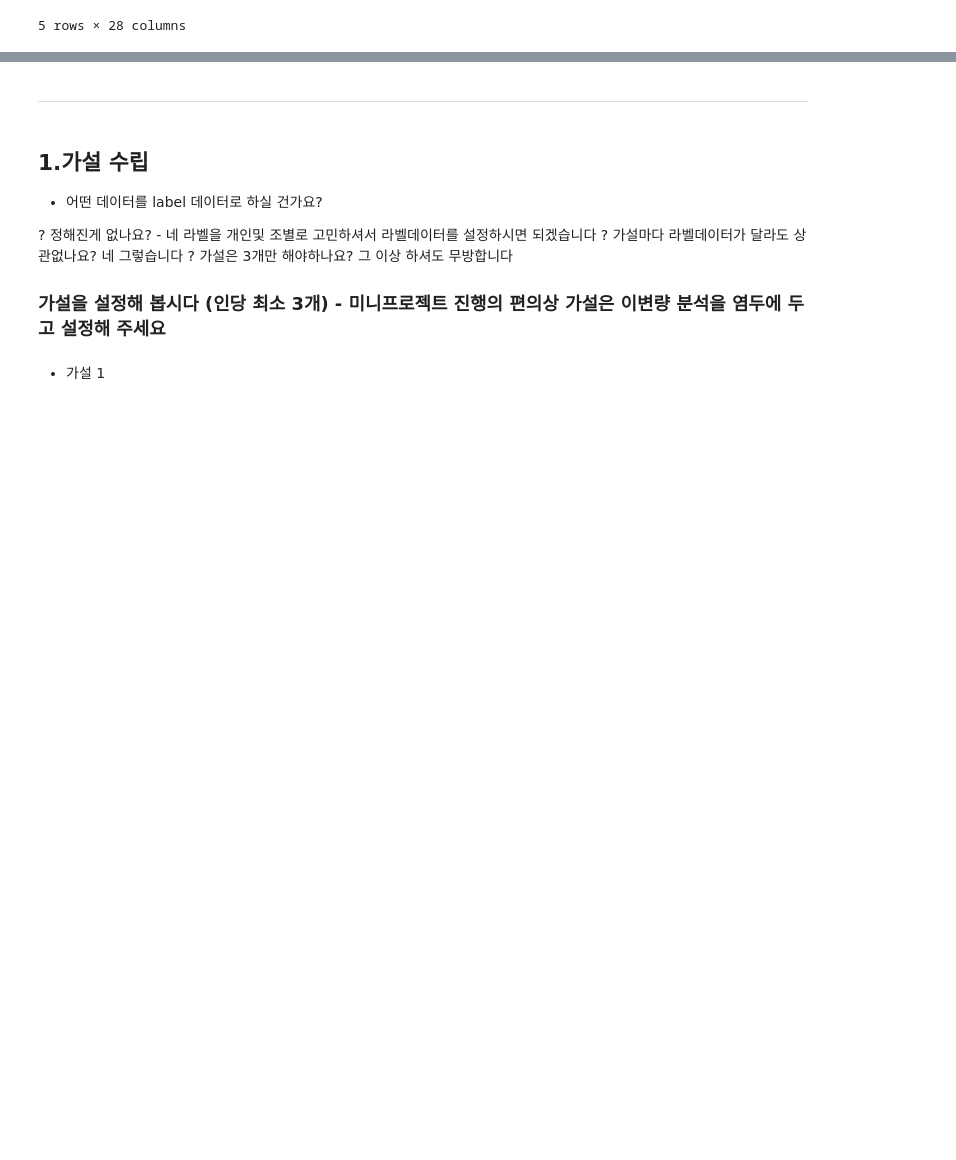
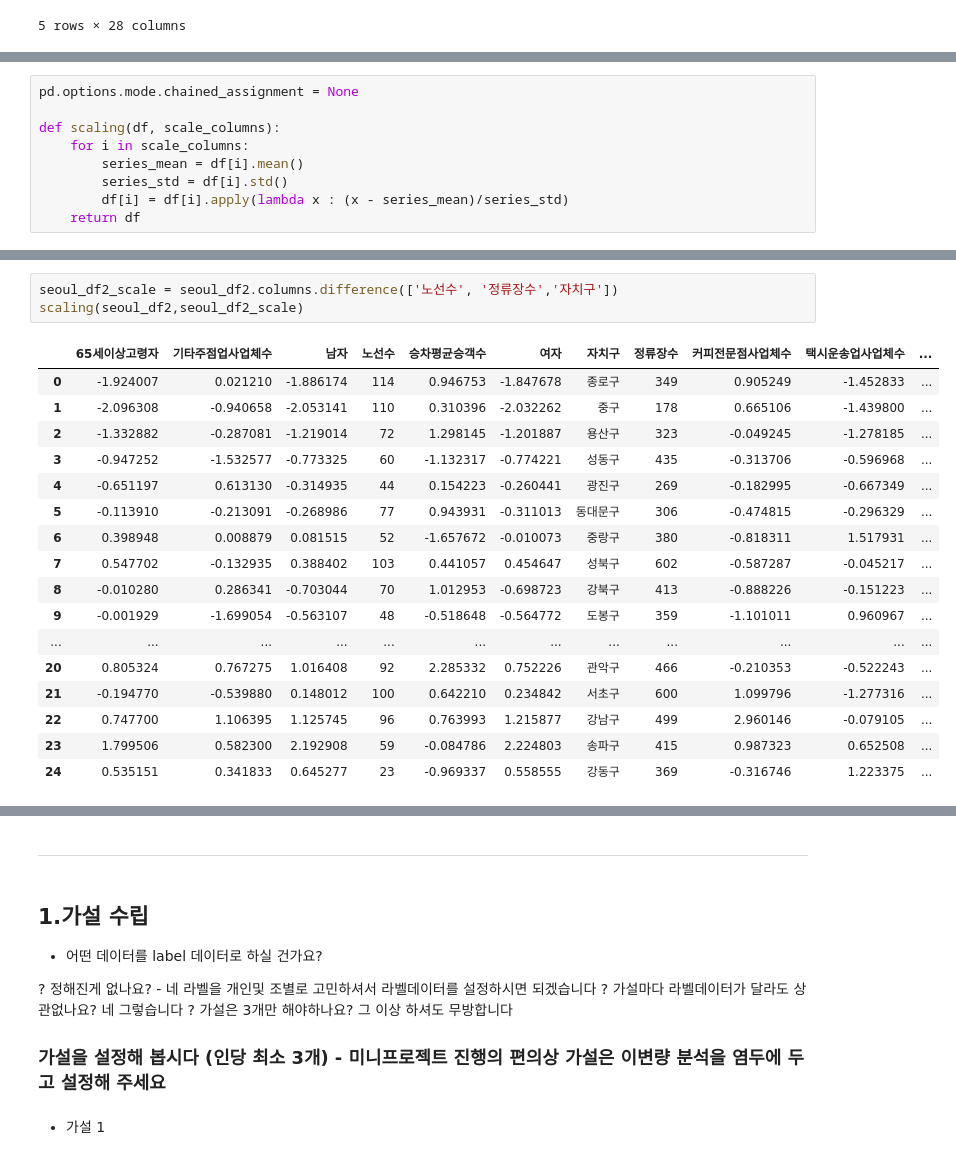
Before and after one commit to won4513/mini1, a Jupyter notebook: code/1.5 데이터 불러오기 및 분석(EDA)_1차_데이터 분석.ipynb, the cells around one changed output, grey strips where cells are left out. Saved outputs shown, nothing was run; the diff lists cells and outputs as text; blank space fills up the shorter version.

```diff
--- a/code/1.5 데이터 불러오기 및 분석(EDA)_1차_데이터 분석.ipynb
+++ b/code/1.5 데이터 불러오기 및 분석(EDA)_1차_데이터 분석.ipynb
@@ -115,0 +139,9 @@ Name: 기간, dtype: object
+# %%
+pd.options.mode.chained_assignment = None
+
+def scaling(df, scale_columns):
+    for i in scale_columns:
+        series_mean = df[i].mean()
+        series_std = df[i].std()
+        df[i] = df[i].apply(lambda x : (x - series_mean)/series_std)
+    return df
@@ -115,0 +189,21 @@ Name: 기간, dtype: object
+# %%
+seoul_df2_scale = seoul_df2.columns.difference(['노선수', '정류장수','자치구'])
+scaling(seoul_df2,seoul_df2_scale)
+# %% [output]
+|  | 65세이상고령자 | 기타주점업사업체수 | 남자 | 노선수 | 승차평균승객수 | 여자 | 자치구 | 정류장수 | 커피전문점사업체수 | 택시운송업사업체수 | ... |
+| 0 | -1.924007 | 0.021210 | -1.886174 | 114 | 0.946753 | -1.847678 | 종로구 | 349 | 0.905249 | -1.452833 | ... |
+| 1 | -2.096308 | -0.940658 | -2.053141 | 110 | 0.310396 | -2.032262 | 중구 | 178 | 0.665106 | -1.439800 | ... |
+| 2 | -1.332882 | -0.287081 | -1.219014 | 72 | 1.298145 | -1.201887 | 용산구 | 323 | -0.049245 | -1.278185 | ... |
+| 3 | -0.947252 | -1.532577 | -0.773325 | 60 | -1.132317 | -0.774221 | 성동구 | 435 | -0.313706 | -0.596968 | ... |
+| 4 | -0.651197 | 0.613130 | -0.314935 | 44 | 0.154223 | -0.260441 | 광진구 | 269 | -0.182995 | -0.667349 | ... |
+| 5 | -0.113910 | -0.213091 | -0.268986 | 77 | 0.943931 | -0.311013 | 동대문구 | 306 | -0.474815 | -0.296329 | ... |
+| 6 | 0.398948 | 0.008879 | 0.081515 | 52 | -1.657672 | -0.010073 | 중랑구 | 380 | -0.818311 | 1.517931 | ... |
+| 7 | 0.547702 | -0.132935 | 0.388402 | 103 | 0.441057 | 0.454647 | 성북구 | 602 | -0.587287 | -0.045217 | ... |
+| 8 | -0.010280 | 0.286341 | -0.703044 | 70 | 1.012953 | -0.698723 | 강북구 | 413 | -0.888226 | -0.151223 | ... |
+| 9 | -0.001929 | -1.699054 | -0.563107 | 48 | -0.518648 | -0.564772 | 도봉구 | 359 | -1.101011 | 0.960967 | ... |
+| ... | ... | ... | ... | ... | ... | ... | ... | ... | ... | ... | ... |
+| 20 | 0.805324 | 0.767275 | 1.016408 | 92 | 2.285332 | 0.752226 | 관악구 | 466 | -0.210353 | -0.522243 | ... |
+| 21 | -0.194770 | -0.539880 | 0.148012 | 100 | 0.642210 | 0.234842 | 서초구 | 600 | 1.099796 | -1.277316 | ... |
+| 22 | 0.747700 | 1.106395 | 1.125745 | 96 | 0.763993 | 1.215877 | 강남구 | 499 | 2.960146 | -0.079105 | ... |
+| 23 | 1.799506 | 0.582300 | 2.192908 | 59 | -0.084786 | 2.224803 | 송파구 | 415 | 0.987323 | 0.652508 | ... |
+| 24 | 0.535151 | 0.341833 | 0.645277 | 23 | -0.969337 | 0.558555 | 강동구 | 369 | -0.316746 | 1.223375 | ... |
```
Also changed, not shown: parts of 14 cells of this notebook.
